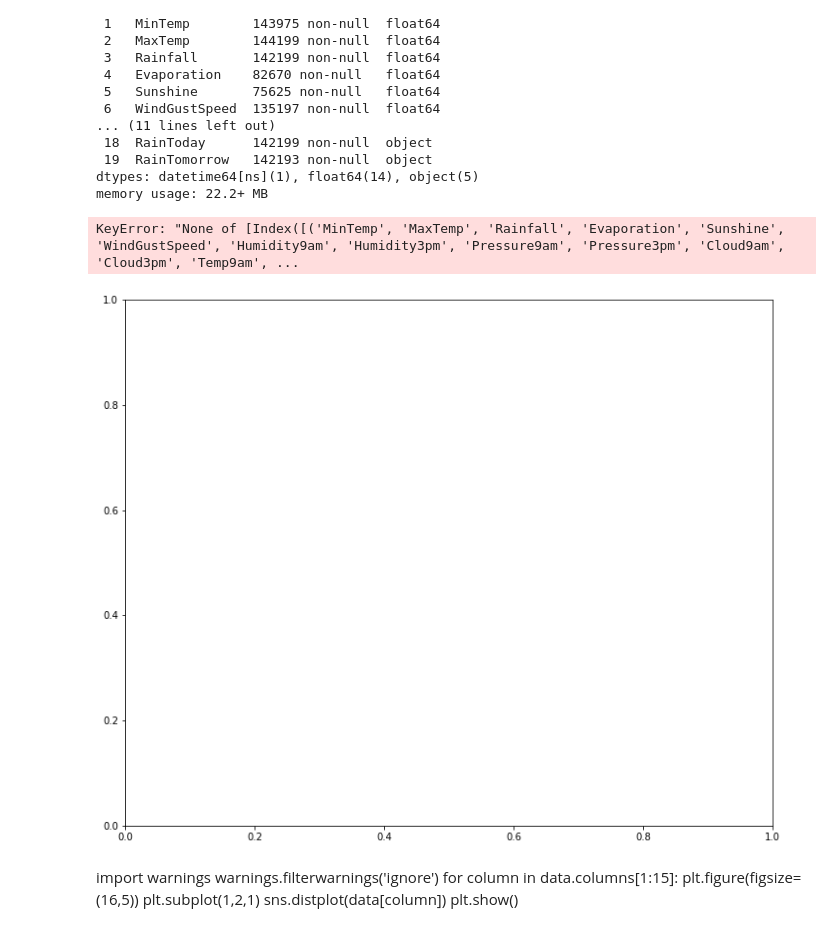
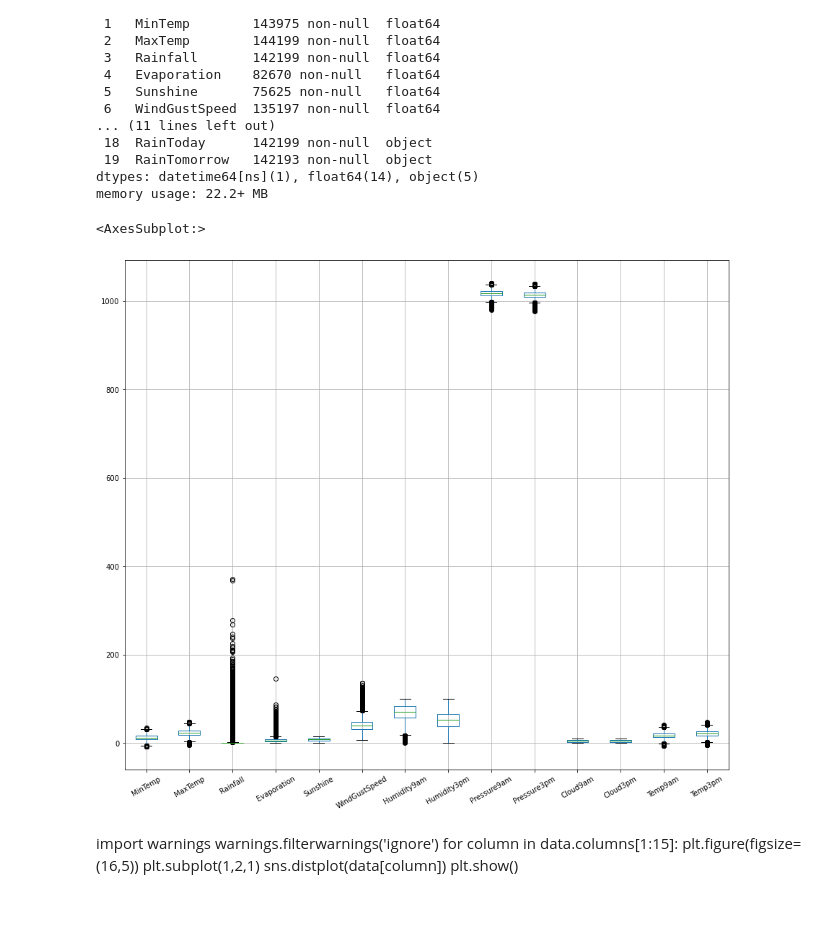
Before and after one commit to yagiz35/Xgboost-Karar-Agaclari-Kullanarak-Rain-In-Austuralia-data-setine-makine-ogrenmesi-uygulamas-, a Jupyter notebook: Untitled1.ipynb, the cells around one changed output. Saved outputs shown, nothing was run; the diff lists cells and outputs as text; code cells hidden in the pictures.

```diff
--- a/Untitled1.ipynb
+++ b/Untitled1.ipynb
@@ -113,13 +113,13 @@ Data columns (total 20 columns):
 dtypes: datetime64[ns](1), float64(14), object(5)
 memory usage: 22.2+ MB
 # %%
-botpvalues = data.columns[1:15]
+botpvalues = [clmn for clmn in data.columns[1:15]]
 # %%
-plt.figure(figsize=(12,10))
+plt.figure(figsize=(15,13))
 data.boxplot(botpvalues, rot=30)
 # %% [output]
-KeyError: "None of [Index([('MinTemp', 'MaxTemp', 'Rainfall', 'Evaporation', 'Sunshine', 'WindGustSpeed', 'Humidity9am', 'Humidity3pm', 'Pressure9am', 'Pressure3pm', 'Cloud9am', 'Cloud3pm', 'Temp9am', ...
+<AxesSubplot:>
-[figure, old version]
+[figure, new version]
 # %% [markdown]
 import warnings
 warnings.filterwarnings('ignore')
```
Also changed, not shown: parts of 22 cells of this notebook.
